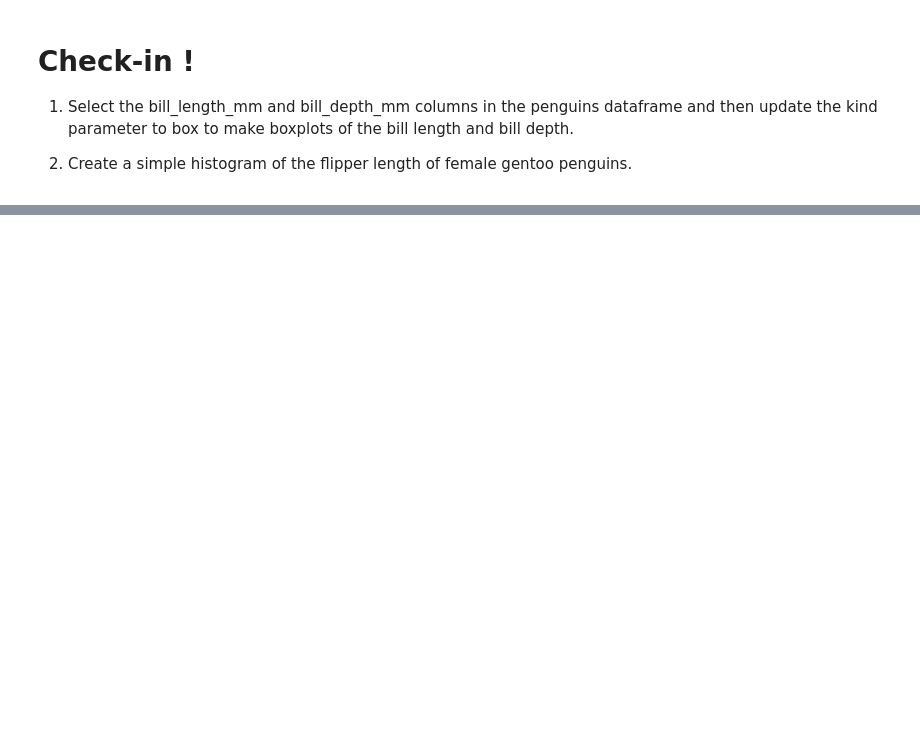
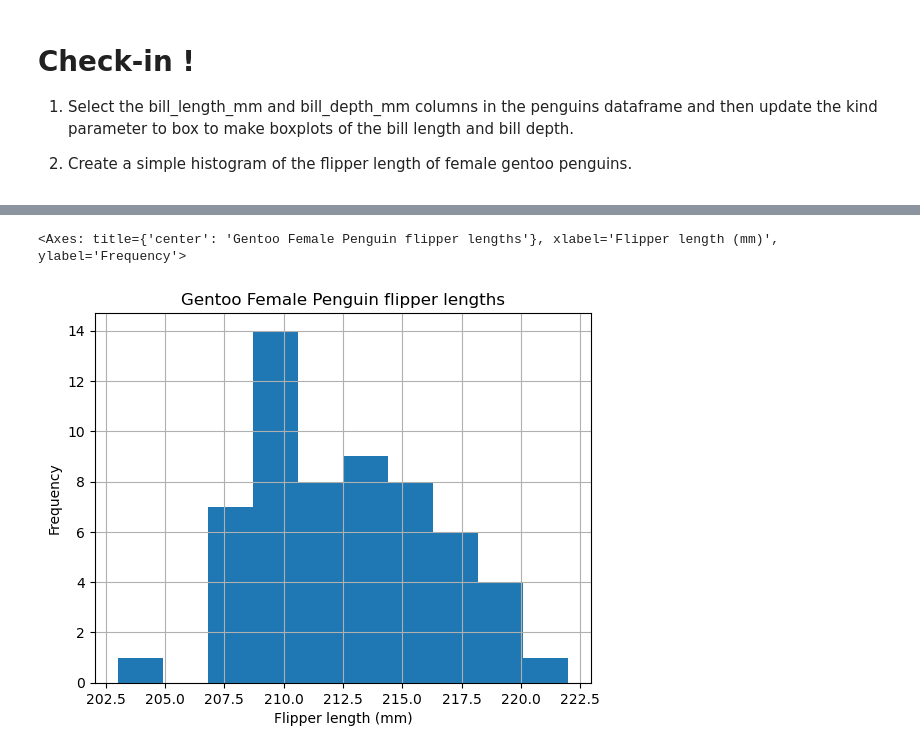
Before and after one commit to marietolteca00/eds220-2025-in-class, a Jupyter notebook: week2-basic-plotting.ipynb, the cells around one changed output, grey strips where cells are left out. Saved outputs shown, nothing was run; the diff lists cells and outputs as text; code cells hidden in the pictures; blank space fills up the shorter version.

```diff
--- a/week2-basic-plotting.ipynb
+++ b/week2-basic-plotting.ipynb
@@ -383,6 +519,9 @@ gentoo.head()
 # %%
 # Plot it
 gentoo['flipper_length_mm'].plot(kind='hist',
-                                title='Penguin flipper lengths',
+                                title='Gentoo Female Penguin flipper lengths',
                                 xlabel='Flipper length (mm)',
                                 grid=True)
+# %% [output]
+<Axes: title={'center': 'Gentoo Female Penguin flipper lengths'}, xlabel='Flipper length (mm)', ylabel='Frequency'>
+[figure, added]
```
Also changed, not shown: parts of 22 cells of this notebook.
